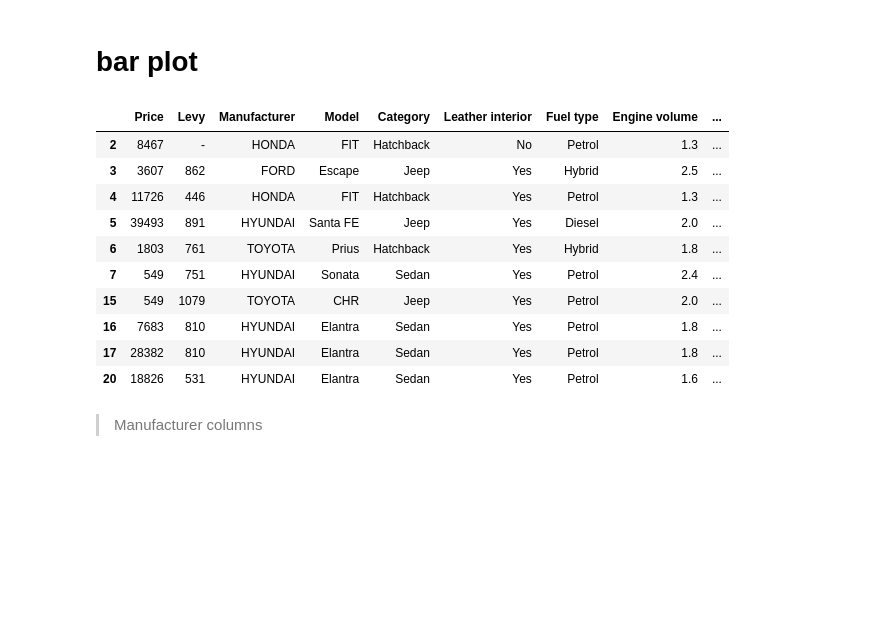
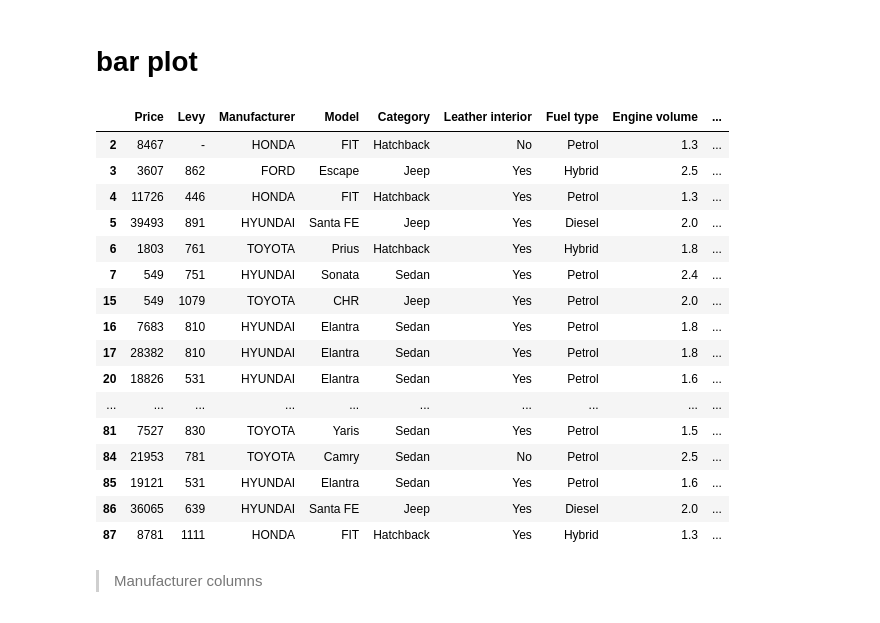
Before and after one commit to MounirReda/DV-Car-Price-Prediction-, a Jupyter notebook: dv-car-price-prediction.ipynb, the cells around one changed output. Cells and saved outputs as stored; diff of their text form; code cells hidden in the pictures; blank space fills up the shorter version.

```diff
--- a/dv-car-price-prediction.ipynb
+++ b/dv-car-price-prediction.ipynb
@@ -247,19 +247,25 @@ Total Outliers in Age are :1811-9.41%
 # %% [markdown]
 # bar plot
 # %%
-car_df.head(10)
+car_df.head(50)
 # %% [output]
 |  | Price | Levy | Manufacturer | Model | Category | Leather interior | Fuel type | Engine volume | ... |
 | 2 | 8467 | - | HONDA | FIT | Hatchback | No | Petrol | 1.3 | ... |
 | 3 | 3607 | 862 | FORD | Escape | Jeep | Yes | Hybrid | 2.5 | ... |
 | 4 | 11726 | 446 | HONDA | FIT | Hatchback | Yes | Petrol | 1.3 | ... |
 | 5 | 39493 | 891 | HYUNDAI | Santa FE | Jeep | Yes | Diesel | 2.0 | ... |
 | 6 | 1803 | 761 | TOYOTA | Prius | Hatchback | Yes | Hybrid | 1.8 | ... |
 | 7 | 549 | 751 | HYUNDAI | Sonata | Sedan | Yes | Petrol | 2.4 | ... |
 | 15 | 549 | 1079 | TOYOTA | CHR | Jeep | Yes | Petrol | 2.0 | ... |
 | 16 | 7683 | 810 | HYUNDAI | Elantra | Sedan | Yes | Petrol | 1.8 | ... |
 | 17 | 28382 | 810 | HYUNDAI | Elantra | Sedan | Yes | Petrol | 1.8 | ... |
 | 20 | 18826 | 531 | HYUNDAI | Elantra | Sedan | Yes | Petrol | 1.6 | ... |
+| ... | ... | ... | ... | ... | ... | ... | ... | ... | ... |
+| 81 | 7527 | 830 | TOYOTA | Yaris | Sedan | Yes | Petrol | 1.5 | ... |
+| 84 | 21953 | 781 | TOYOTA | Camry | Sedan | No | Petrol | 2.5 | ... |
+| 85 | 19121 | 531 | HYUNDAI | Elantra | Sedan | Yes | Petrol | 1.6 | ... |
+| 86 | 36065 | 639 | HYUNDAI | Santa FE | Jeep | Yes | Diesel | 2.0 | ... |
+| 87 | 8781 | 1111 | HONDA | FIT | Hatchback | Yes | Hybrid | 1.3 | ... |
 # %% [markdown]
 > Manufacturer columns
 # %%
```
Also changed, not shown: parts of 6 cells of this notebook.
